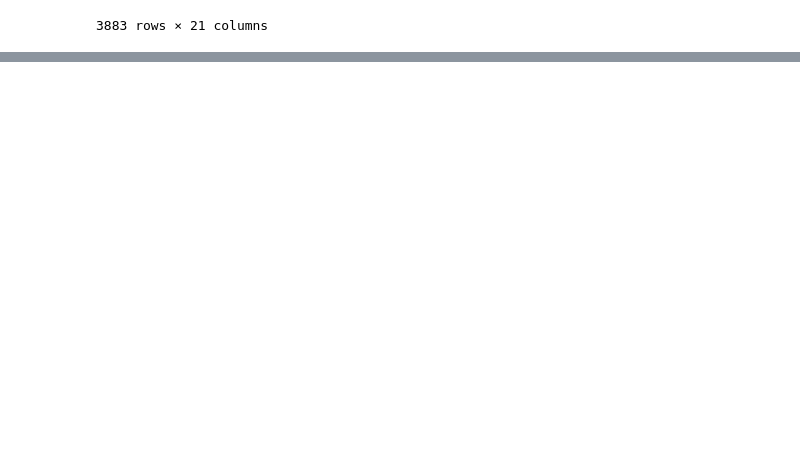
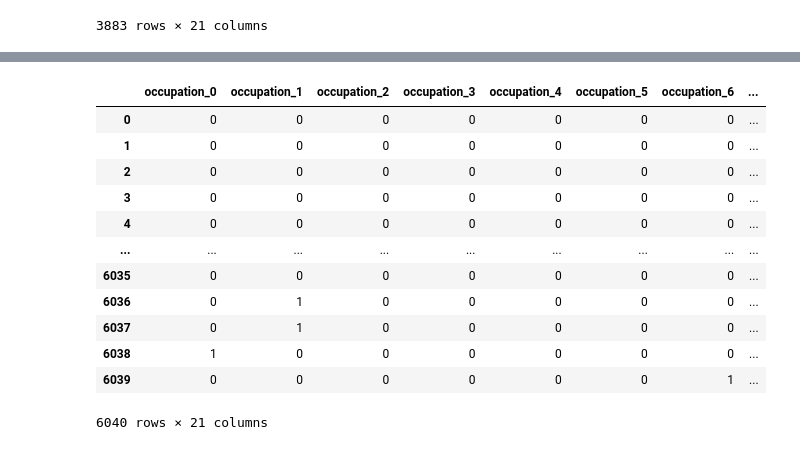
Before and after one commit to VyLeet/recommender-systems-project, a Jupyter notebook: notebooks/exploratory_data_analysis.ipynb, the cells around one changed output, grey strips where cells are left out. Drawn from its saved outputs; the diff is of its cells as text; code cells hidden in the pictures; blank space fills up the shorter version.

```diff
--- a/notebooks/exploratory_data_analysis.ipynb
+++ b/notebooks/exploratory_data_analysis.ipynb
@@ -734,0 +911,22 @@ html.unescape('A cowboy doll is profoundly threatened and jealous when a new spa
+# %%
+aa.columns = [f'occupation_{x}' for x in aa.columns]
+# %%
+aa['Gender'] = users_mod.Gender.map({'M': 0, 'F': 1})
+# %%
+aa['Age'] = users_mod.Age
+# %%
+aa
+# %% [output]
+|  | occupation_0 | occupation_1 | occupation_2 | occupation_3 | occupation_4 | occupation_5 | occupation_6 | ... |
+| 0 | 0 | 0 | 0 | 0 | 0 | 0 | 0 | ... |
+| 1 | 0 | 0 | 0 | 0 | 0 | 0 | 0 | ... |
+| 2 | 0 | 0 | 0 | 0 | 0 | 0 | 0 | ... |
+| 3 | 0 | 0 | 0 | 0 | 0 | 0 | 0 | ... |
+| 4 | 0 | 0 | 0 | 0 | 0 | 0 | 0 | ... |
+| ... | ... | ... | ... | ... | ... | ... | ... | ... |
+| 6035 | 0 | 0 | 0 | 0 | 0 | 0 | 0 | ... |
+| 6036 | 0 | 1 | 0 | 0 | 0 | 0 | 0 | ... |
+| 6037 | 0 | 1 | 0 | 0 | 0 | 0 | 0 | ... |
+| 6038 | 1 | 0 | 0 | 0 | 0 | 0 | 0 | ... |
+| 6039 | 0 | 0 | 0 | 0 | 0 | 0 | 1 | ... |
+6040 rows × 21 columns
```
Also changed, not shown: parts of 99 cells of this notebook.
